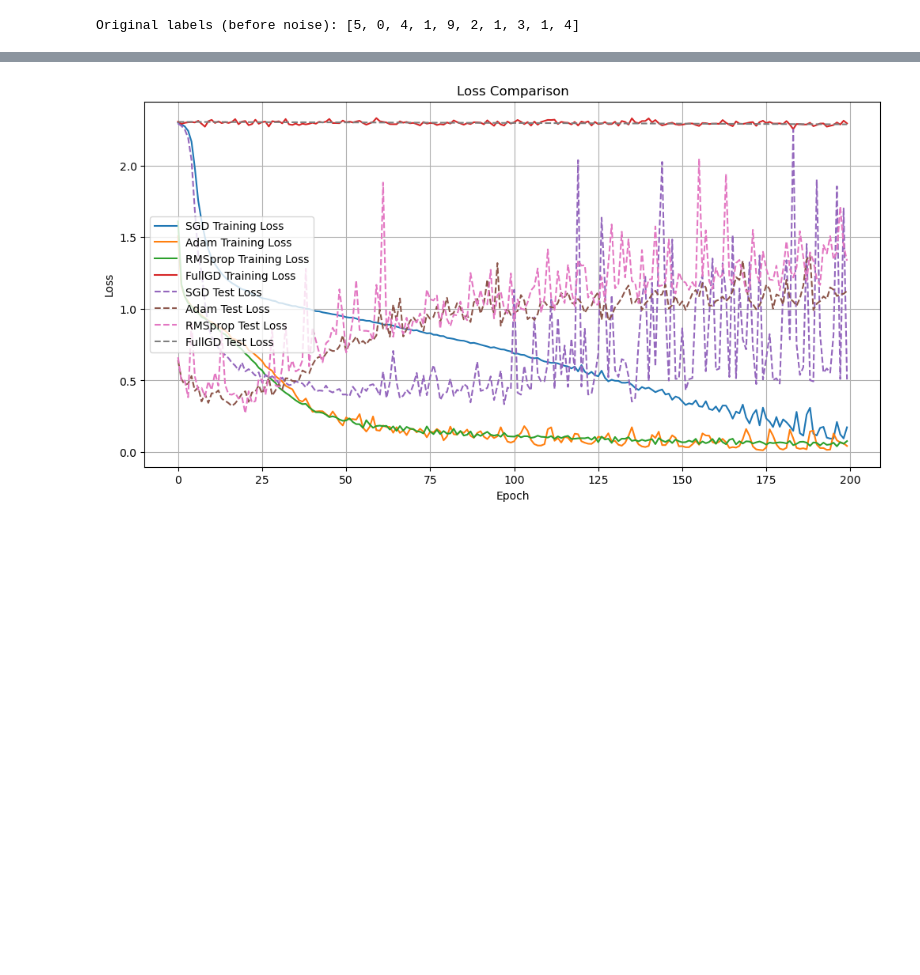
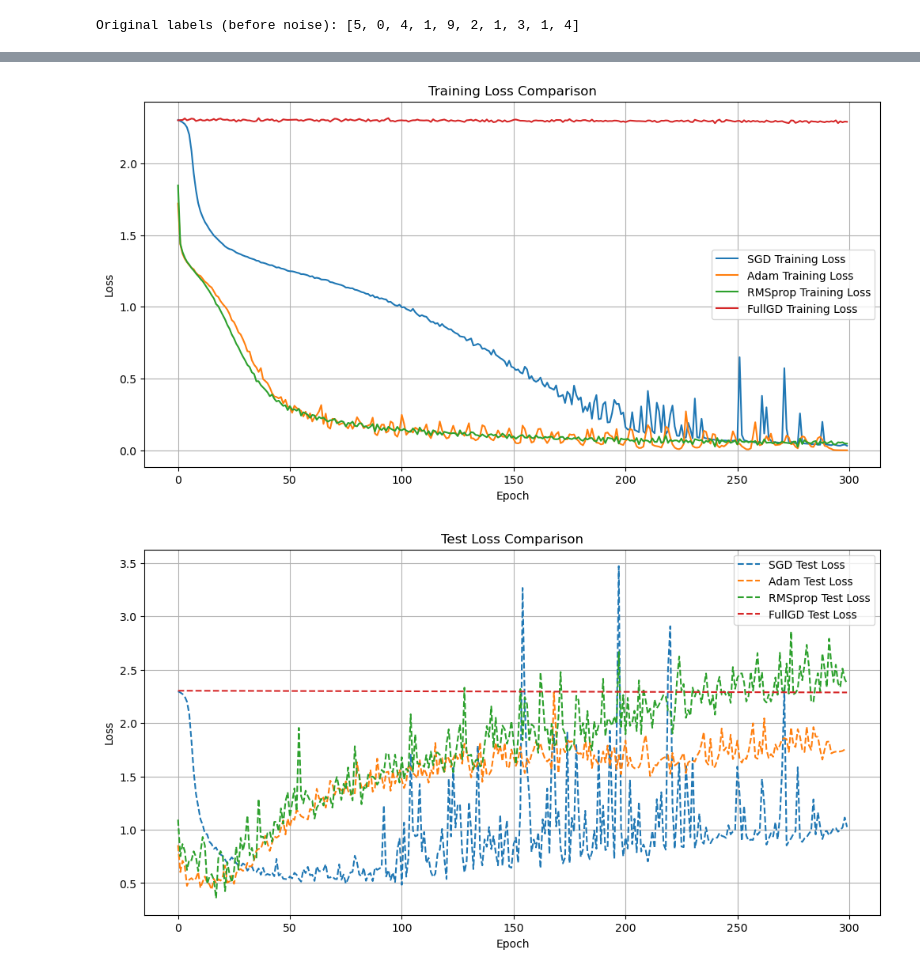
Before and after one commit to kamaljeetsingh14/SIE-645-Final-Project, a Jupyter notebook: experiment 1.ipynb, the cells around one changed output, grey strips where cells are left out. Cells and saved outputs as stored; diff of their text form; code cells hidden in the pictures; blank space fills up the shorter version.

```diff
--- a/experiment 1.ipynb
+++ b/experiment 1.ipynb
@@ -63,7 +63,7 @@ def get_model_parameters_vector(model):
     return torch.cat([p.view(-1) for p in model.parameters()])
 # %%
 subset_size = 10000  # Use only 10,000 samples
-train_dataset = add_label_noise(train_dataset, noise_fraction=0.2)
+train_dataset = add_label_noise(train_dataset, noise_fraction=0.3)
 indices = np.random.choice(len(train_dataset), subset_size, replace=False)  # Randomly select indices
 train_subset = Subset(train_dataset, indices)
 
@@ -113,7 +113,7 @@ test_losses = {opt_name: [] for opt_name in optimizers.keys()}
 test_accuracies = {opt_name: [] for opt_name in optimizers.keys()}
 parameter_vectors = {opt_name: [] for opt_name in optimizers.keys()}
 # Modified training function
-def train_model(optimizer_name, optimizer, num_epochs=200):
+def train_model(optimizer_name, optimizer, num_epochs=300):
     print(f"\nTraining with {optimizer_name}...")
     model.apply(lambda m: m.reset_parameters() if hasattr(m, 'reset_parameters') else None)
     optimizer = optimizer
@@ -237,21 +237,28 @@ Epoch [200/200], Training Loss: 2.2935, Training Accuracy: 9.38%, Test Loss: 2.2
 # %%
-
-
-# Plot training and test losses
+# Plot training losses
 plt.figure(figsize=(12, 6))
-
-
 for opt_name, losses in training_losses.items():
     plt.plot(losses, label=f'{opt_name} Training Loss')
-for opt_name, losses in test_losses.items():
-    plt.plot(losses, linestyle='--', label=f'{opt_name} Test Loss')
-plt.title('Loss Comparison')
+plt.title('Training Loss Comparison')
 plt.xlabel('Epoch')
 plt.ylabel('Loss')
 plt.legend()
 plt.grid(True)
+plt.show()
+
+# Plot test losses
+plt.figure(figsize=(12, 6))
+for opt_name, losses in test_losses.items():
+    plt.plot(losses, linestyle='--', label=f'{opt_name} Test Loss')
+plt.title('Test Loss Comparison')
+plt.xlabel('Epoch')
+plt.ylabel('Loss')
+plt.legend()
+plt.grid(True)
+plt.show()
 # %% [output]
-[figure, old version]
+[figure, new version]
+[figure, added]
 # %%
 
 for opt_name, accs in test_accuracies.items():
```
Also changed, not shown: parts of 4 cells of this notebook.
